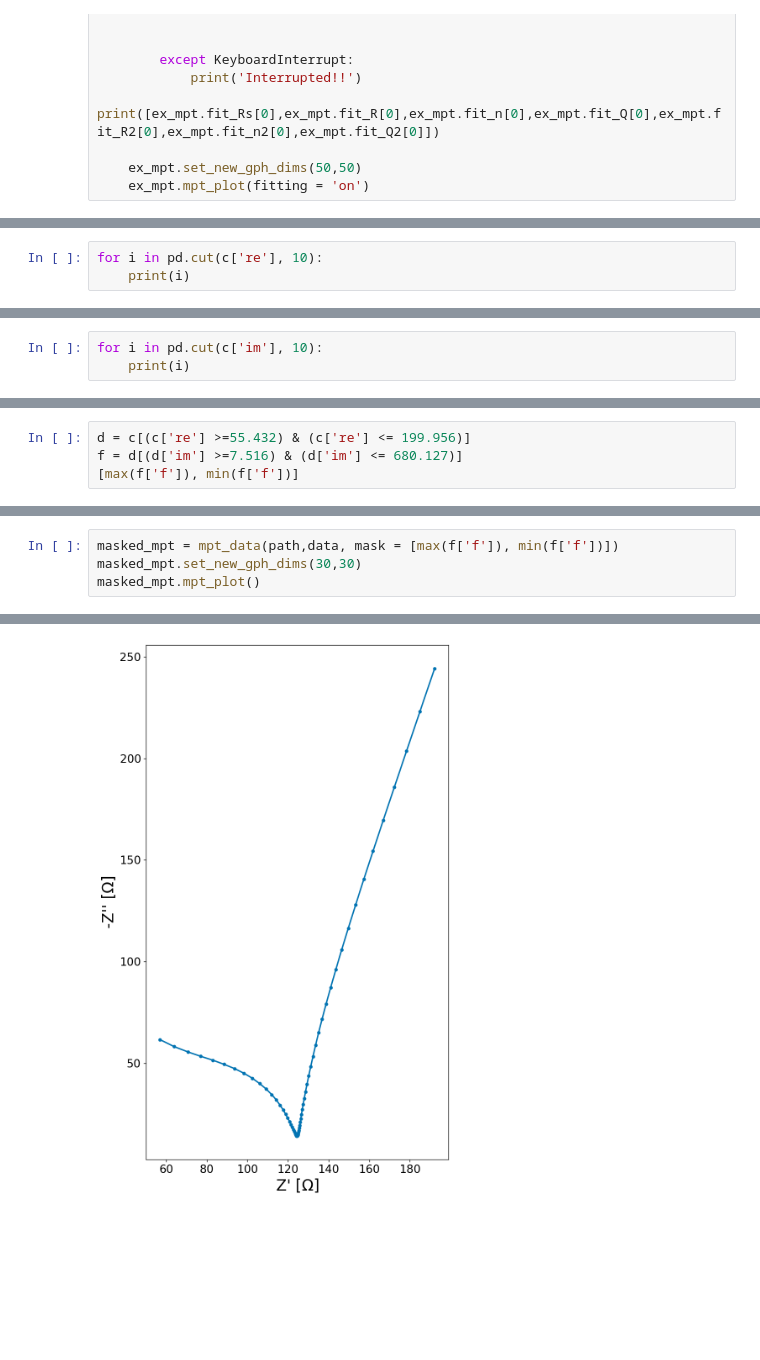
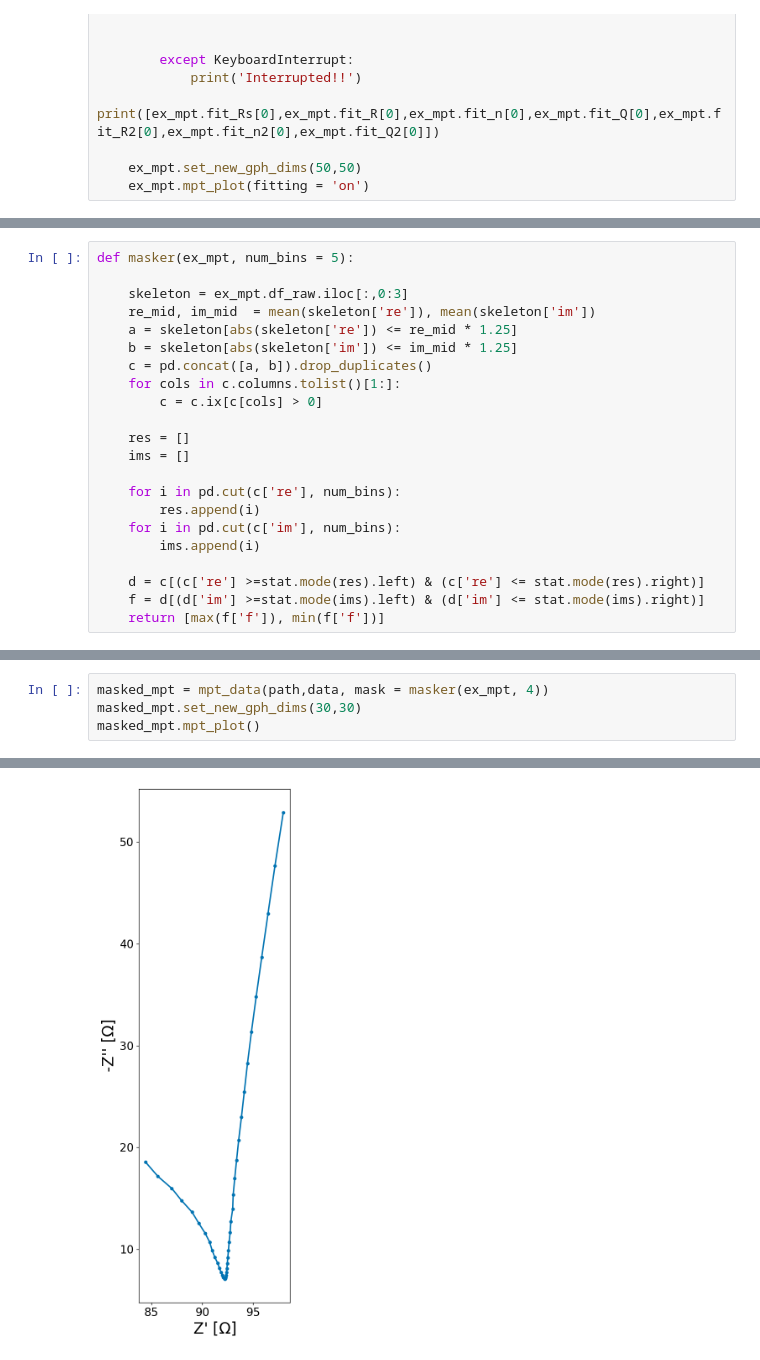
Before and after one commit to WildcatDiscovery/Kyler_Speed_Circuit, a Jupyter notebook: python_notebooks/binning.ipynb, the cells around one changed output, grey strips where cells are left out. Cells and saved outputs as stored; diff of their text form; blank space fills up the shorter version.

```diff
--- a/python_notebooks/binning.ipynb
+++ b/python_notebooks/binning.ipynb
@@ -100,3 +104,0 @@ http://pandas.pydata.org/pandas-docs/stable/user_guide/indexing.html#ix-indexer-
-# %%
-for i in pd.cut(c['re'], 10):
-    print(i)
@@ -121,3 +104,0 @@ for i in pd.cut(c['re'], 10):
-# %%
-for i in pd.cut(c['im'], 10):
-    print(i)
@@ -142,4 +104,0 @@ for i in pd.cut(c['im'], 10):
-# %%
-d = c[(c['re'] >=55.432) & (c['re'] <= 199.956)]
-f = d[(d['im'] >=7.516) & (d['im'] <= 680.127)]
-[max(f['f']), min(f['f'])]
@@ -162,0 +105,22 @@ ax.plot(f['re'], f['im'], marker='o', ms=4, lw=2, color=colors[0], ls='-', alpha
+# %%
+def masker(ex_mpt, num_bins = 5):
+
+    skeleton = ex_mpt.df_raw.iloc[:,0:3]
+    re_mid, im_mid  = mean(skeleton['re']), mean(skeleton['im'])
+    a = skeleton[abs(skeleton['re']) <= re_mid * 1.25]
+    b = skeleton[abs(skeleton['im']) <= im_mid * 1.25]
+    c = pd.concat([a, b]).drop_duplicates()
+    for cols in c.columns.tolist()[1:]:
+        c = c.ix[c[cols] > 0]
+
+    res = []
+    ims = []
+
+    for i in pd.cut(c['re'], num_bins):
+        res.append(i)
+    for i in pd.cut(c['im'], num_bins):
+        ims.append(i)
+
+    d = c[(c['re'] >=stat.mode(res).left) & (c['re'] <= stat.mode(res).right)]
+    f = d[(d['im'] >=stat.mode(ims).left) & (d['im'] <= stat.mode(ims).right)]
+    return [max(f['f']), min(f['f'])]
@@ -163,5 +138,5 @@ ax.plot(f['re'], f['im'], marker='o', ms=4, lw=2, color=colors[0], ls='-', alpha
 # %%
-masked_mpt = mpt_data(path,data, mask = [max(f['f']), min(f['f'])])
+masked_mpt = mpt_data(path,data, mask = masker(ex_mpt, 4))
 masked_mpt.set_new_gph_dims(30,30)
 masked_mpt.mpt_plot()
 # %% [output]
@@ -168,2 +150,2 @@ masked_mpt.mpt_plot()
 No handles with labels found to put in legend.
-[figure, old version]
+[figure, new version]
```
Also changed, not shown: parts of 12 cells of this notebook, 1 other file.
